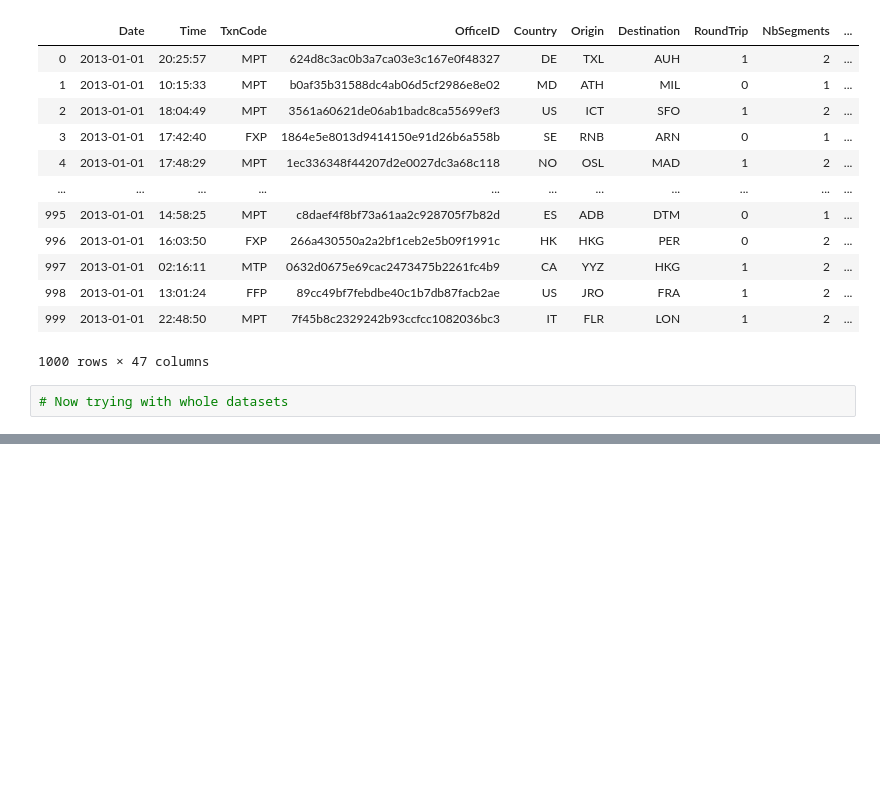
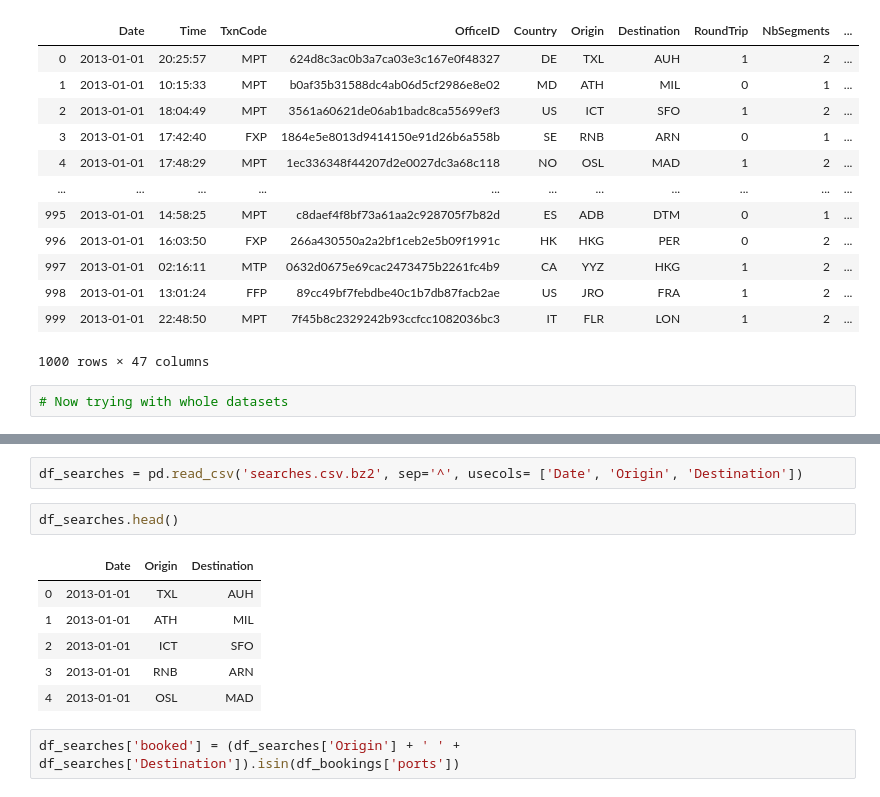
Before and after one commit to daniel-isidro/amadeus_challenge, a Jupyter notebook: amadeus_challenge.ipynb, the cells around one changed output, grey strips where cells are left out. Drawn from its saved outputs; the diff is of its cells as text; blank space fills up the shorter version.

```diff
--- a/amadeus_challenge.ipynb
+++ b/amadeus_challenge.ipynb
@@ -736,0 +750,13 @@ df_searches_reduced[df_searches_reduced['booked'] == False]
+# %%
+df_searches = pd.read_csv('searches.csv.bz2', sep='^', usecols= ['Date', 'Origin', 'Destination'])
+# %%
+df_searches.head()
+# %% [output]
+|  | Date | Origin | Destination |
+| 0 | 2013-01-01 | TXL | AUH |
+| 1 | 2013-01-01 | ATH | MIL |
+| 2 | 2013-01-01 | ICT | SFO |
+| 3 | 2013-01-01 | RNB | ARN |
+| 4 | 2013-01-01 | OSL | MAD |
+# %%
+df_searches['booked'] = (df_searches['Origin'] + ' ' + df_searches['Destination']).isin(df_bookings['ports'])
```
Also changed, not shown: parts of 4 cells of this notebook.
